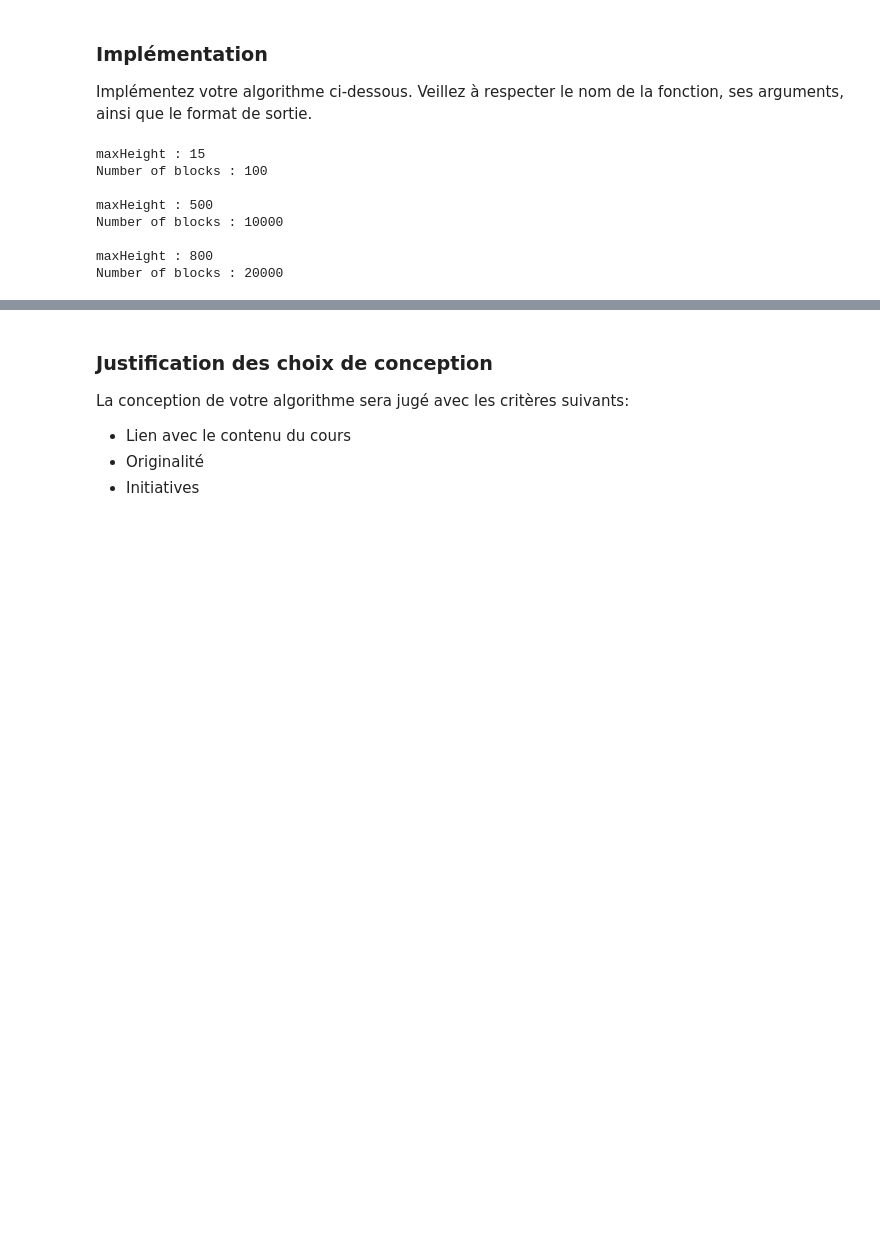
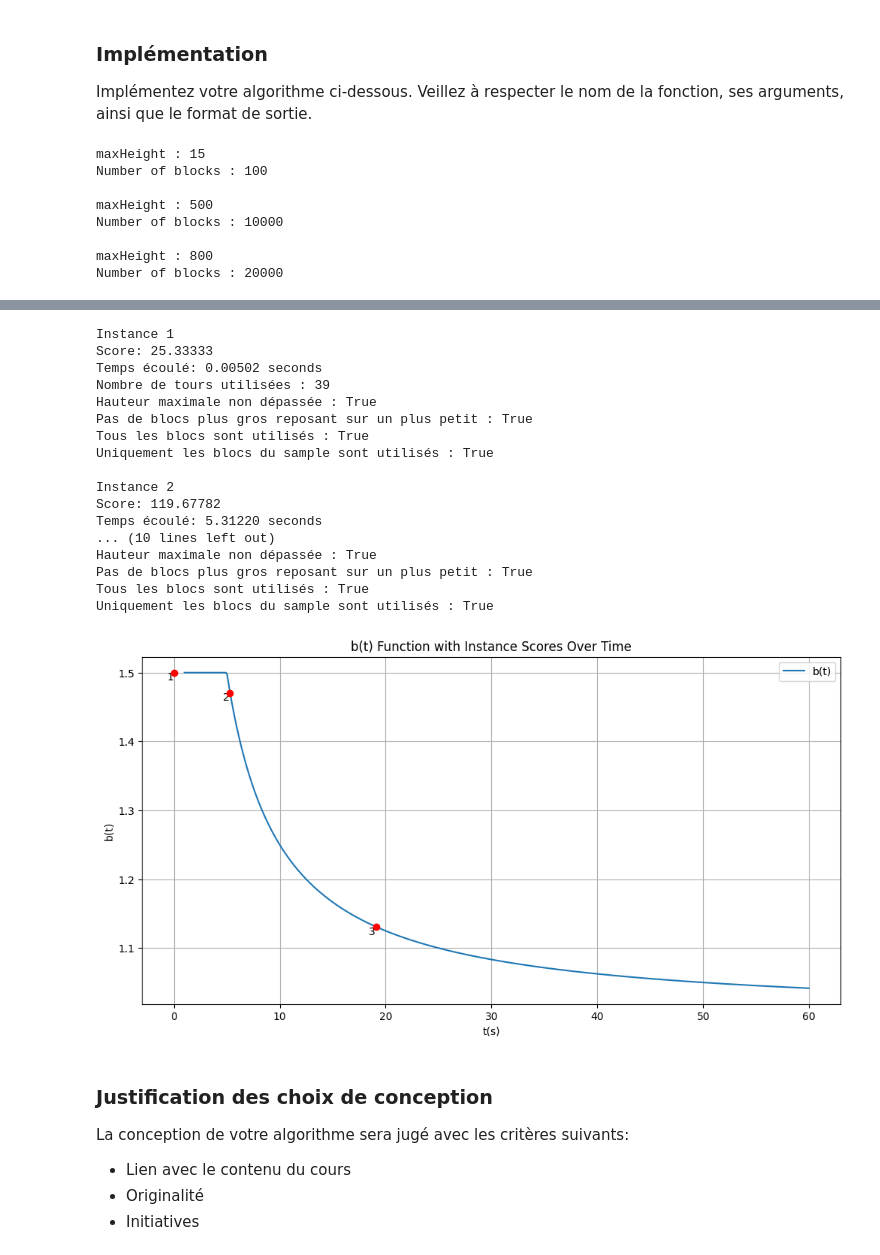
Before and after one commit to Za4khnissi/INF8775, a Jupyter notebook: TP3-H24/TP3-H24-car.ipynb, the cells around one changed output, grey strips where cells are left out. Saved outputs shown, nothing was run; the diff lists cells and outputs as text; code cells hidden in the pictures; blank space fills up the shorter version.

Commit message:
added the graphs

```diff
--- a/TP3-H24/TP3-H24-car.ipynb
+++ b/TP3-H24/TP3-H24-car.ipynb
@@ -255,20 +261,10 @@ def solve(blocks, H, maxTime=60, with_print = False):
     elapsed_time = time.time() - start
     elapsed_time = max(epsilon, elapsed_time)
 
-    b_t = min(1.5, 1 + 5 / (2 * elapsed_time))
-    score = -tower_number / b_t
+    b_t = b(elapsed_time)
+    score = tower_number / b_t
 
     print(f"Score: {score:.5f}")
     print(f"Temps écoulé: {elapsed_time:.5f} seconds")
 
-    return output, elapsed_time
+    return output, elapsed_time, score
-# %%
-num_towers_optimal = [109, 271, 405] # instance 1, 2, 3
-b_t = 1.5
-for i, (H, blocks) in enumerate(instances):
-    print(f"Instance {i + 1}")
-    print(f"Score optimal: {-num_towers_optimal[i] / b_t:.5f}")
-    solution, elapsed_time = solve(blocks, H)
-    check_solution(blocks, H, solution)
-    b_t = min(1.5, 1 + 5 / (2 * elapsed_time))
-    print()
@@ -293,3 +271,63 @@ Uniquement les blocs du sample sont utilisés : True
+# %%
+import time
+from adjustText import adjust_text
+import numpy as np
+
+b_t = b(1.5)
+scores = []
+times = []
+texts = []
+
+T_values = np.linspace(1, 60, 500)
+b_values = [b(t) for t in T_values]
+
+plt.figure(figsize=(12, 6))
+plt.plot(T_values, b_values, label='b(t)')
+
+for i, (H, blocks) in enumerate(instances):
+    print(f"Instance {i + 1}")
+    solution, elapsed_time, score = solve(blocks, H)
+    scores.append(score)
+    times.append(elapsed_time)
+    check_solution(blocks, H, solution)
+    b_t = min(1.5, 1 + 5 / (2 * elapsed_time))
+    print()
+
+plt.scatter(times, [b(t) for t in times], color='red', zorder=5)
+
+for i, (score, time) in enumerate(zip(scores, times)):
+    text = plt.text(time, b(time), str(i + 1), ha='center', va='center')
+    texts.append(text)
+
+adjust_text(texts,
+            only_move={'points':'y', 'texts':'y'},
+            arrowprops=dict(arrowstyle="->", color='r', lw=0.5))
+
+plt.xlabel('t(s)')
+plt.ylabel('b(t)')
+plt.title('b(t) Function with Instance Scores Over Time')
+plt.legend()
+plt.grid(True)
+plt.show()
+# %% [output]
+Instance 1
+Score: 25.33333
+Temps écoulé: 0.00502 seconds
+Nombre de tours utilisées : 39
+Hauteur maximale non dépassée : True
+Pas de blocs plus gros reposant sur un plus petit : True
+Tous les blocs sont utilisés : True
+Uniquement les blocs du sample sont utilisés : True
+
+Instance 2
+Score: 119.67782
+Temps écoulé: 5.31220 seconds
+... (10 lines left out)
+Hauteur maximale non dépassée : True
+Pas de blocs plus gros reposant sur un plus petit : True
+Tous les blocs sont utilisés : True
+Uniquement les blocs du sample sont utilisés : True
+[figure, added]
 # %% [markdown]
 ### Justification des choix de conception
 
```
Also changed, not shown: parts of 2 cells of this notebook, 3 other files.
